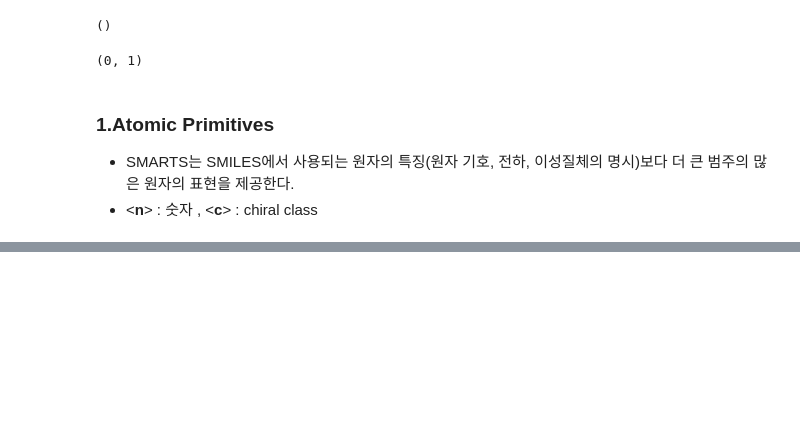
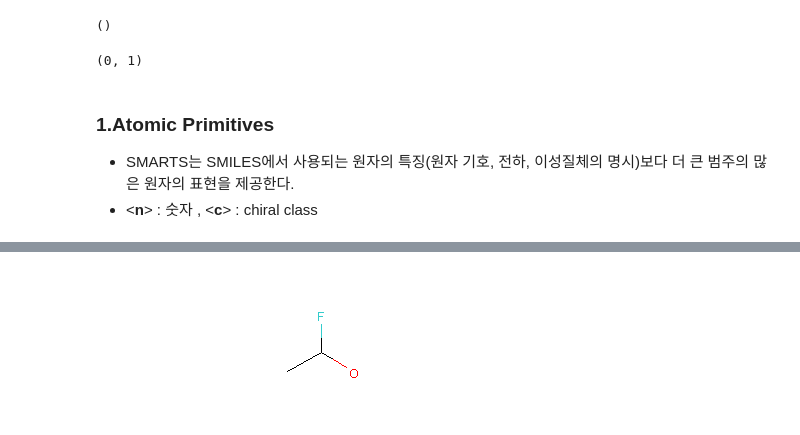
Before and after one commit to SeoulTechPSE/PSE_2019, a Jupyter notebook: SMILE and SMART/Smarts/SMARTS_190326.ipynb, the cells around one changed output, grey strips where cells are left out. Drawn from its saved outputs; the diff is of its cells as text; code cells hidden in the pictures; blank space fills up the shorter version.

```diff
--- a/SMILE and SMART/Smarts/SMARTS_190326.ipynb
+++ b/SMILE and SMART/Smarts/SMARTS_190326.ipynb
@@ -242,0 +259,5 @@ C[C@?H](F)O | matches if chirality is as specified or is not specified
+# %%
+ex1 = AllChem.MolFromSmarts('C[C@H](F)O')
+ex1
+# %% [output]
+[figure, added]
```
Also changed, not shown: parts of 23 cells of this notebook, 1 other file.
